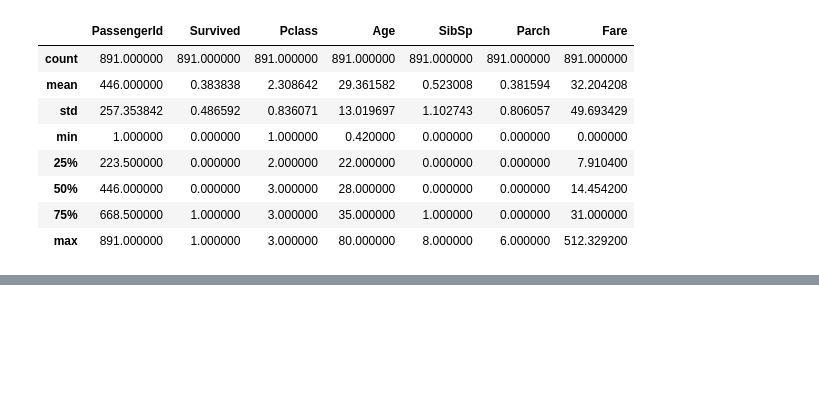
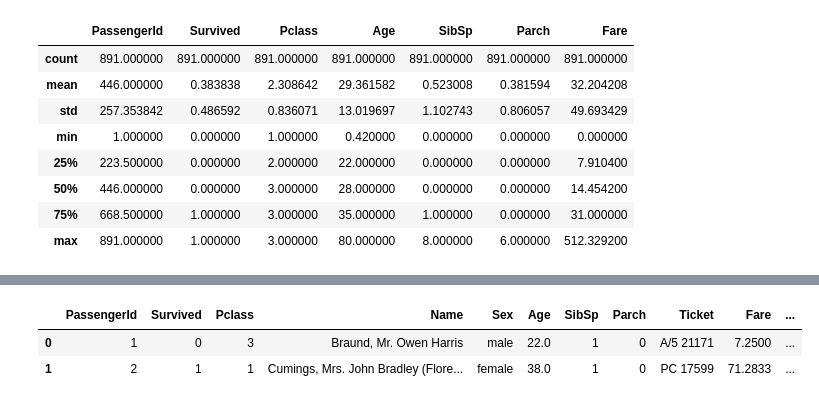
Before and after one commit to bjyic/Kaggle, a Jupyter notebook: titanic/titanic.ipynb, the cells around one changed output, grey strips where cells are left out. Cells and saved outputs as stored; diff of their text form; code cells hidden in the pictures; blank space fills up the shorter version.

```diff
--- a/titanic/titanic.ipynb
+++ b/titanic/titanic.ipynb
@@ -140,0 +180,8 @@ class CreateTitle(base.BaseEstimator, base.TransformerMixin):
+# %%
+data = pd.read_csv('data/train.csv')
+data['Age'].fillna(data['Age'].median(), inplace=True)
+data.head(2)
+# %% [output]
+|  | PassengerId | Survived | Pclass | Name | Sex | Age | SibSp | Parch | Ticket | Fare | ... |
+| 0 | 1 | 0 | 3 | Braund, Mr. Owen Harris | male | 22.0 | 1 | 0 | A/5 21171 | 7.2500 | ... |
+| 1 | 2 | 1 | 1 | Cumings, Mrs. John Bradley (Flore... | female | 38.0 | 1 | 0 | PC 17599 | 71.2833 | ... |
```
Also changed, not shown: parts of 11 cells of this notebook.
